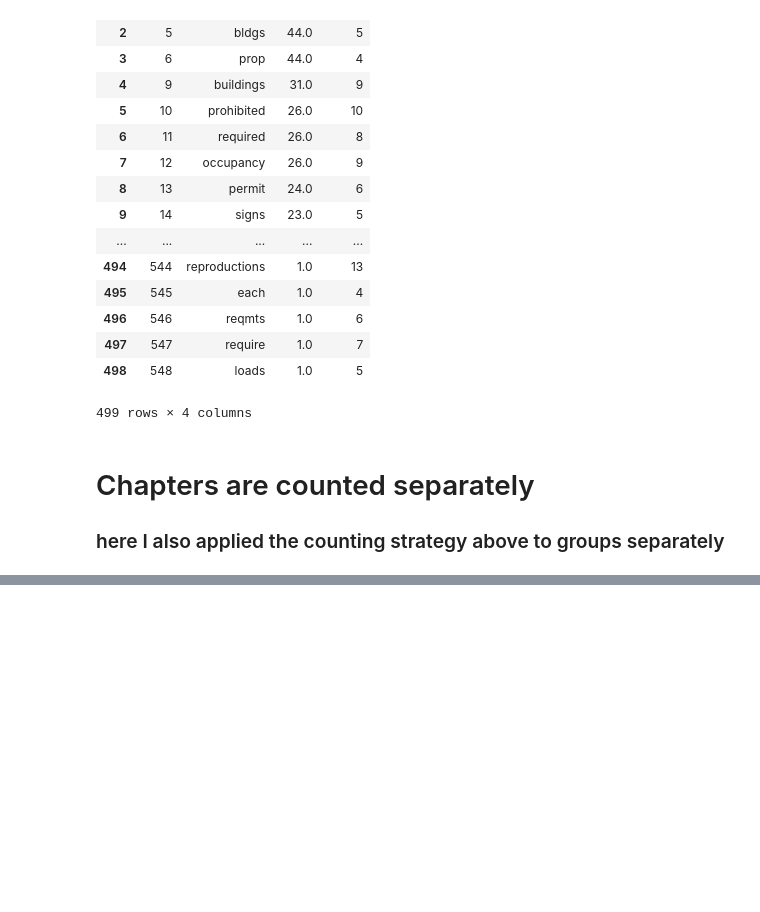
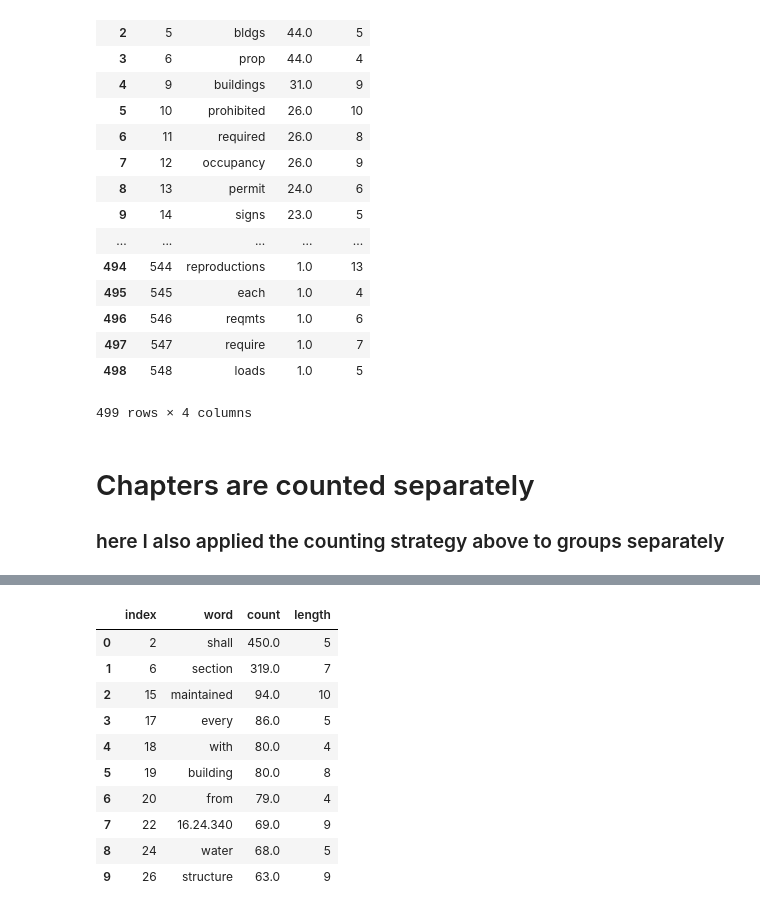
Before and after one commit to shrutijalewar/data-question-2-xtreme-united, a Jupyter notebook: Violation_codes.ipynb, the cells around one changed output, grey strips where cells are left out. Cells and saved outputs as stored; diff of their text form; code cells hidden in the pictures; blank space fills up the shorter version.

```diff
--- a/Violation_codes.ipynb
+++ b/Violation_codes.ipynb
@@ -268,0 +178,32 @@ dtype: int64
+# %%
+bool16 = violation_sub2['VIOLATION_TEXT'].str.contains(str('16.\d{1,3}.\d{,3}'))
+viol16_df = violation_sub2[bool16== True]
+# %%
+text_16 = viol16_df['VIOLATION_TEXT'].astype(str)
+text_16 = text_16.str.lower()
+
+nash_vi_count_16 = text_16.apply(lambda x: pd.value_counts(x.split(" "))).sum(axis = 0)
+
+## Sorting word counts in descending order
+
+nash_vi_count_16 = nash_vi_count_16.sort_values(ascending = False)
+nash_vi_count_16 = nash_vi_count_16.reset_index()
+nash_vi_count_16.columns = ['word','count']
+
+## Counting the word length to eliminate common words or symbols
+nash_vi_count_16['length'] = nash_vi_count_16.word.str.len()
+nash_bool_16 = nash_vi_count_16['length'] > 3
+nash_count_16 = nash_vi_count_16[nash_bool_16 == True]
+nash_count_16.reset_index().head(10)
+# %% [output]
+|  | index | word | count | length |
+| 0 | 2 | shall | 450.0 | 5 |
+| 1 | 6 | section | 319.0 | 7 |
+| 2 | 15 | maintained | 94.0 | 10 |
+| 3 | 17 | every | 86.0 | 5 |
+| 4 | 18 | with | 80.0 | 4 |
+| 5 | 19 | building | 80.0 | 8 |
+| 6 | 20 | from | 79.0 | 4 |
+| 7 | 22 | 16.24.340 | 69.0 | 9 |
+| 8 | 24 | water | 68.0 | 5 |
+| 9 | 26 | structure | 63.0 | 9 |
```
Also changed, not shown: parts of 37 cells of this notebook, 1 other file.
